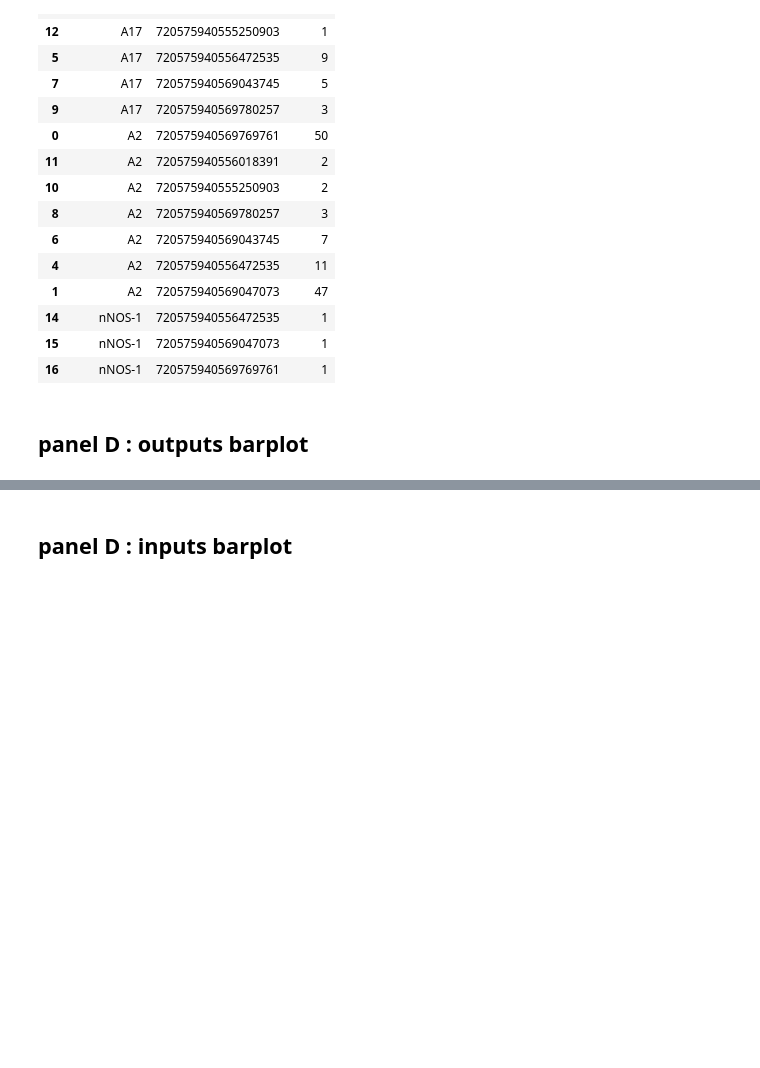
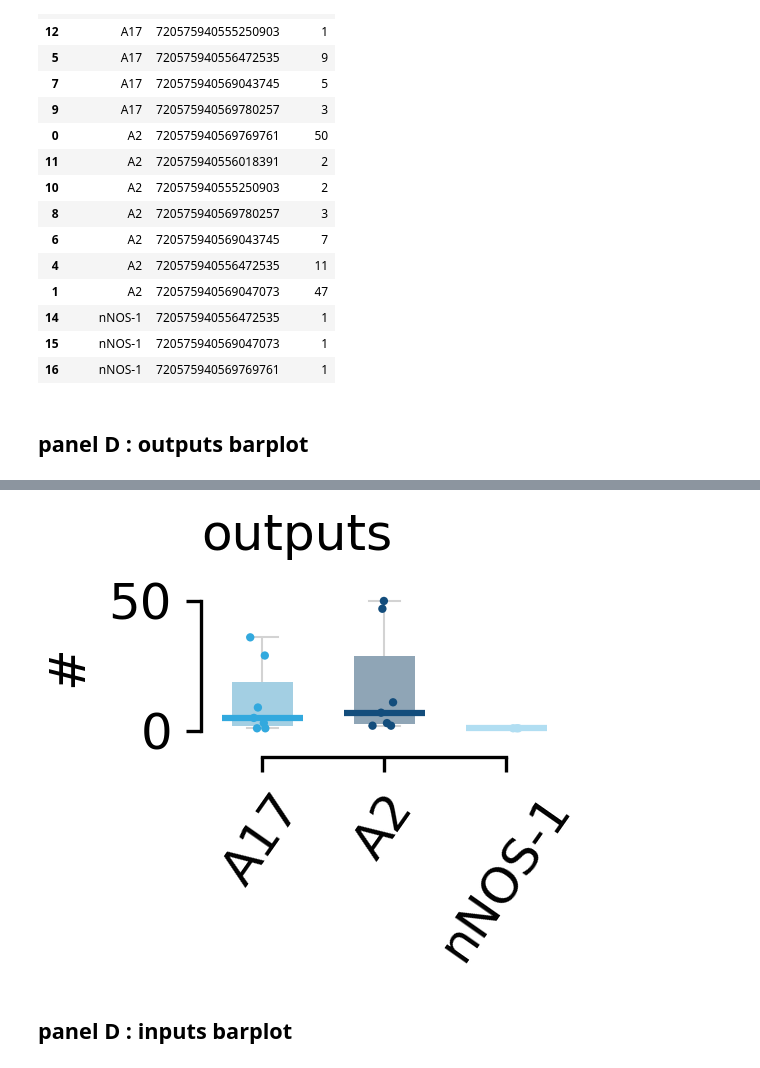
Before and after one commit to eyewire2/eyewire2-figures, a Jupyter notebook: notebooks/plot_rbcciruit_fig8_panelD.ipynb, the cells around one changed output, grey strips where cells are left out. Cells and saved outputs as stored; diff of their text form; code cells hidden in the pictures; blank space fills up the shorter version.

Commit message:
fig 8D boxplots

```diff
--- a/notebooks/plot_rbcciruit_fig8_panelD.ipynb
+++ b/notebooks/plot_rbcciruit_fig8_panelD.ipynb
@@ -258,3 +227,72 @@ fig.savefig(f'{fig_dir}/fig8_D_outputs_bar.png')
+# %%
+degree_type = 'count'
+order = ["A17", "A2", "nNOS-1"]
+box_width = 0.5
+
+fig  = plt.figure(figsize = (4*cm,2*cm))
+ax = fig.add_subplot(111)
+
+sns.boxplot(data = celltype_counts_out, x = 'target_type', y = degree_type,
+            hue = 'target_type', order = order, palette = cmap,
+            linewidth=0,
+            width=box_width,
+            whis=1,
+            showfliers=False,
+            medianprops=dict(linewidth=0),   # hide seaborn's median; redrawn below
+            boxprops=dict(edgecolor='none'),
+            whiskerprops=dict(linewidth=.5, color='lightgrey', linestyle='-'),
+            capprops=dict(linewidth=.5, color='lightgrey'),
+            flierprops = dict(marker='o', markerfacecolor='None', markersize=.5,  markeredgecolor='lightgrey'),
+            ax=ax)
+
+
+# ── Set box alpha ──────────────────────────────────────────────────────────
+for patch in ax.patches:
+    if isinstance(patch, mpatches.FancyBboxPatch):
+        continue
+    patch.set_alpha(0.5)
+
+# ── Redraw median lines from tick index, not patch geometry ────────────────
+# When hue == x (one hue level per cell type, no dodging), each cell type's
+# box centre sits exactly at its integer tick index.
+half_w  = box_width / 2
+med_ext = 0.08   # how much the median line extends beyond each box edge
+
+for i, label in enumerate(order):
+    col_data = celltype_counts_out.loc[celltype_counts_out['target_type'] == label, degree_type].dropna()
+    if col_data.empty:
+        continue
+    median_val = col_data.median()
+    color = cmap.get(label, 'grey')
+
+    ax.plot([i - half_w - med_ext, i + half_w + med_ext],
+            [median_val, median_val],
+            color=color, lw=1.5, solid_capstyle='butt',
+            zorder=5, transform=ax.transData)
+
+
+sns.stripplot(data = celltype_counts_out, x = 'target_type', y = degree_type,
+              palette = cmap,
+              hue = 'target_type',
+              size = 2,
+              order = order)
+
+
+plt.xticks(rotation = 55)
+plt.ylim(-10,60)
+
+ax.set_ylabel("#")
+ax.set_xlabel("")
+
+sns.despine(trim = True)
+
+
+# ax.set_title(f"{cell_type} outputs", loc = 'left')
+ax.set_title(f"outputs", loc = 'left')
+fig.savefig(f'{fig_dir}/fig8_D_outputs_boxplot.svg')
+fig.savefig(f'{fig_dir}/fig8_D_outputs_boxplot.png')
+# %% [output]
+[figure, added]
 # %% [markdown]
 ## panel D : inputs barplot
 # %%
```
Also changed, not shown: parts of 4 cells of this notebook, 6 other files.
